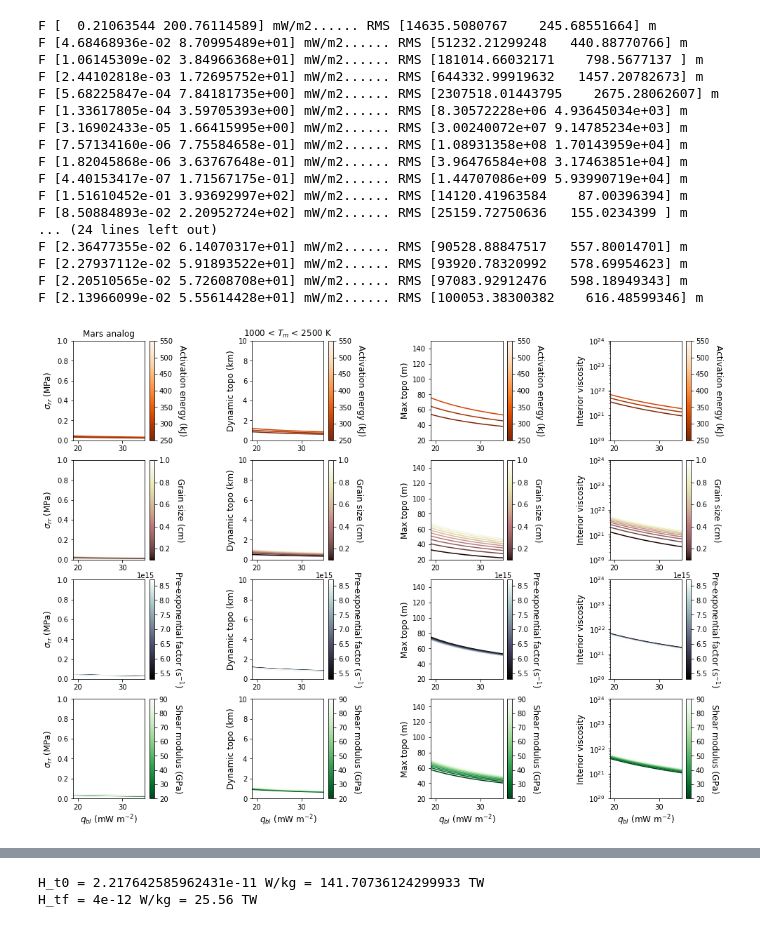
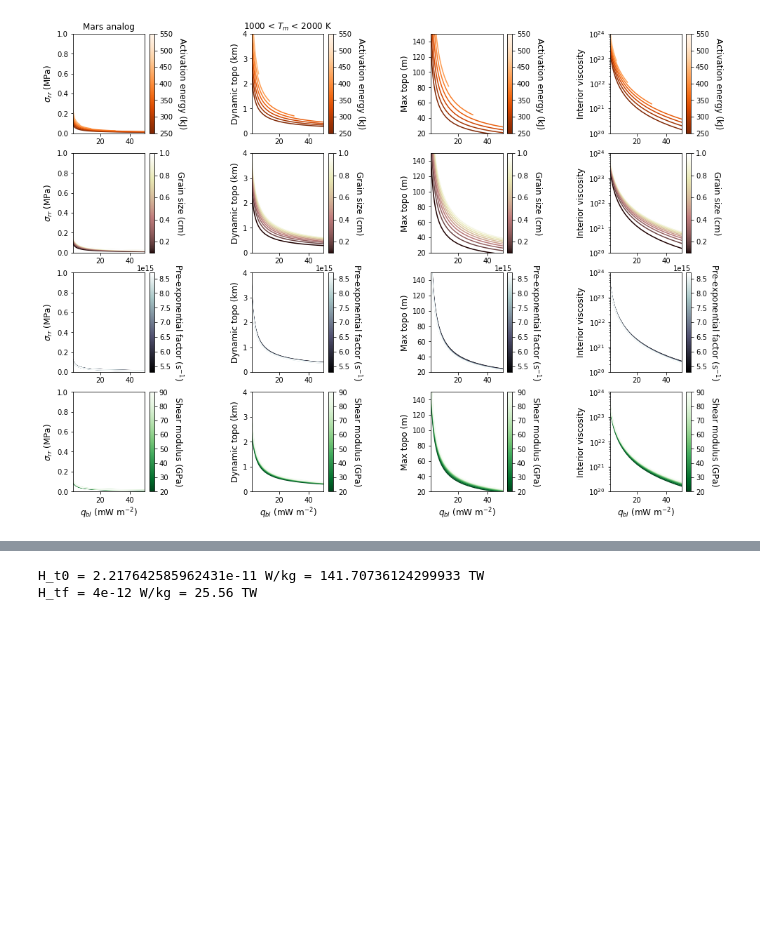
Before and after one commit to clairesworld/exo-top, a Jupyter notebook: top_model.ipynb, the cells around one changed output, grey strips where cells are left out. Cells and saved outputs as stored; diff of their text form; code cells hidden in the pictures; blank space fills up the shorter version.

```diff
--- a/top_model.ipynb
+++ b/top_model.ipynb
@@ -406,7 +412,8 @@ def plot_vs_x(scplanets=None, lplanets=None, xname=None, ynames=None, planets2=N
 ##### plot q_bl tradeoffs ######
 
 # planets = build_solarsystem()
-defaults = {'Ra_crit_u':450, 'c_m': 1142, 'k_lm':4, 'a_rh':2.54, 'alpha_m':2.5e-5}
+defaults = {'Ra_crit_u':450, 'c_m': 1142, 'k_lm':4, 'a_rh':2.54, 'alpha_m':2.5e-5,
+            'h_rh':2e-3}
 
 save=False
 ynames = {'dyn_top_rms':('Dyn. topo. RMS (km)', 1e-3),
@@ -415,13 +422,17 @@ ynames = {'dyn_top_rms':('Dyn. topo. RMS (km)', 1e-3),
         # 'D_l':('$D_l$ (km)', 1e-3),
         }
 xname = {'q_ubl':('Bdy layer heat flux (mW m$^{-2}$)', 1e3)}
-moreplanets = bulk_planets(N=50, name='M_p', mini=0.05*p.M_E, maxi=6*p.M_E, **defaults)
+moreplanets = bulk_planets(N=50, name='M_p', mini=0.05*p.M_E, maxi=6*p.M_E, visc_type='KW', **defaults)
 fig, axes = plot_vs_x(scplanets=planets, lplanets=moreplanets, xname=xname, ynames=ynames,
                       labels=True, s=40, plots_save=True)
 
-# add data from Arnould+
+# add data
+q_data = [] # in mW/m2
+h_data = [] # in km
+labels = ['']
 
-axes[0].scatter(37, 2.3, marker='^', c='k')
-axes[0].annotate(xy=(37,2.3), s='A18')
+for ii in range(len(q_data)):
+    axes[0].scatter(q_data[ii], h_data[ii], marker=markers[ii], c='k')
+    axes[0].annotate(xy=(q_data[ii],h_data[ii]), s=labels[ii])
 fig.savefig('q_scatter.png', bbox_inches='tight')
 # %% [output]
@@ -431,9 +442,11 @@ fig.savefig('q_scatter.png', bbox_inches='tight')
 
 def q_bl_analytic(T_m=2000, eta_0=1e21, Ea=300e3,  a_rh=2.54, rho_m=3500, g_sfc=9.8, T_0=1600,
                   k_m=4, alpha_m=2e-5, kappa_m=9.5e-7, P=0, V_rh=6e-6, mu=80e9, A_rh=8.7e15,
-                  h_rh=10**-2, B_rh=0.5e-9, m_rh=2.5, **kwargs):
-    #return p.R_b*T_m**2*a_rh*k_m*(p.R_b*T_m**2*a_rh*alpha_m*g_sfc*rho_m*np.exp(-Ea*(1/T_m - 1/T_0)/p.R_b)/(Ea*eta_0*kappa_m))**0.333333333333333/Ea
-    return 1.25992104989487*p.R_b*T_m**2*a_rh*k_m*(A_rh*p.R_b*T_m**2*a_rh*alpha_m*g_sfc*rho_m*(h_rh/B_rh)**(-m_rh)*np.exp(-Ea/(p.R_b*T_m))/(Ea*kappa_m*mu))**0.333333333333333/Ea
+                  h_rh=10**-2, B_rh=0.5e-9, m_rh=2.5, visc_type='KW', **kwargs):
+    if visc_type is 'Thi':
+        return p.R_b*T_m**2*a_rh*k_m*(p.R_b*T_m**2*a_rh*alpha_m*g_sfc*rho_m*np.exp(-Ea*(1/T_m - 1/T_0)/p.R_b)/(Ea*eta_0*kappa_m))**0.333333333333333/Ea
+    elif visc_type is 'KW':
+        return 1.25992104989487*p.R_b*T_m**2*a_rh*k_m*(A_rh*p.R_b*T_m**2*a_rh*alpha_m*g_sfc*rho_m*(h_rh/B_rh)**(-m_rh)*np.exp(-Ea/(p.R_b*T_m))/(Ea*kappa_m*mu))**0.333333333333333/Ea
 
 def plot_q_tradeoff(yfunc, vec_z, param_z, zscale=1, yscale=1, zlabel=None, cmap='rainbow',
                     ylabel=None, labelsize=16, yargs=None, xlim=None, ylim=None, cbar_log=False, log=False,
@@ -507,55 +520,40 @@ def analytical_tradeoff_subplots(z=None, y=None, res=10, labelsize=12, T_min=100
                                       ylabel=ylabels[icol][0],
                                       xlabel=xlabel,
                                       defaults=defaults,title=title,log=log,
                                       xlim=xlim, ylim=ylims[icol], labelsize=labelsize,
                                       fig=fig, ax=axes[irow][icol],
                                      )
 
     plt.subplots_adjust(wspace=1)
     return fig
 
 
 z = {
      'Ea':('Activation energy (kJ)', 1e-3),
      'h_rh':('Grain size (cm)', 1e2),
      'A_rh':('Pre-exponential factor (s$^{-1}$)', 1),
      'mu':('Shear modulus (GPa)', 1e-9)
     }
 y = {
      'top.convective_stress':('$\sigma_{rr}$ (MPa)', 1e-6),
      'top.dyn_topo':('Dynamic topo (km)',1e-3),
      'top.max_topo':('Max topo (m)', 1),
      'rh.eta_KW':('Interior viscosity',1),
     }
-suptitle = 'Mars analog'
-ylims = ([0, 1], [0, 10], [20, 150], [1e20, 1e24])
+ylims = ([0, 1], [0, 4], [20, 150], [1e20, 1e24])
 zlims = ((250e3, 550e3), (1e-3, 1e-2), (5.3e15, 8.7e15), (20e9, 90e9))
 cmap = ['Oranges_r', 'pink', 'bone', 'Greens_r']
 defaults_Mars = dict(rho_m=3500, alpha_m=2e-5, kappa_m=9.6e-7, g_sfc=3.7, k_m=4,
                      Ea=300e3, a_rh=2.54, where='mantle', mu=80e9, A_rh=8.7e15,
-                     h_rh=10**-2, B_rh=0.5e-9, m_rh=2.5)
+                     h_rh=2e-3, B_rh=0.5e-9, m_rh=2.5)
+
 fig = analytical_tradeoff_subplots(z=z, y=y, cmap=cmap, ylims=ylims, zlims=zlims, defaults=defaults_Mars,
-                                   res=10,T_min=1000, T_max=2500, suptitle=suptitle, xlim=[19, 35])
+                                   res=10,T_min=1000, T_max=2000, suptitle='Mars analog',
+                                   xlim=[2, 50] #[19, 35]
+                                  )
 fig.savefig(fig_path+'tradeoffs.pdf', bbox_inches='tight')
 # %% [output]
-F [  0.21063544 200.76114589] mW/m2...... RMS [14635.5080767    245.68551664] m
-F [4.68468936e-02 8.70995489e+01] mW/m2...... RMS [51232.21299248   440.88770766] m
-F [1.06145309e-02 3.84966368e+01] mW/m2...... RMS [181014.66032171    798.5677137 ] m
-F [2.44102818e-03 1.72695752e+01] mW/m2...... RMS [644332.99919632   1457.20782673] m
-F [5.68225847e-04 7.84181735e+00] mW/m2...... RMS [2307518.01443795    2675.28062607] m
-F [1.33617805e-04 3.59705393e+00] mW/m2...... RMS [8.30572228e+06 4.93645034e+03] m
-F [3.16902433e-05 1.66415995e+00] mW/m2...... RMS [3.00240072e+07 9.14785234e+03] m
-F [7.57134160e-06 7.75584658e-01] mW/m2...... RMS [1.08931358e+08 1.70143959e+04] m
-F [1.82045868e-06 3.63767648e-01] mW/m2...... RMS [3.96476584e+08 3.17463851e+04] m
-F [4.40153417e-07 1.71567175e-01] mW/m2...... RMS [1.44707086e+09 5.93990719e+04] m
-F [1.51610452e-01 3.93692997e+02] mW/m2...... RMS [14120.41963584    87.00396394] m
-F [8.50884893e-02 2.20952724e+02] mW/m2...... RMS [25159.72750636   155.0234399 ] m
-... (24 lines left out)
-F [2.36477355e-02 6.14070317e+01] mW/m2...... RMS [90528.88847517   557.80014701] m
-F [2.27937112e-02 5.91893522e+01] mW/m2...... RMS [93920.78320992   578.69954623] m
-F [2.20510565e-02 5.72608708e+01] mW/m2...... RMS [97083.92912476   598.18949343] m
-F [2.13966099e-02 5.55614428e+01] mW/m2...... RMS [100053.38300382    616.48599346] m
-[figure, old version]
+[figure, new version]
 # %%
 ##### plot final evolution on single mass axis ######
 # planets = build_solarsystem()
```
Also changed, not shown: parts of 7 cells of this notebook, 6 other files.
